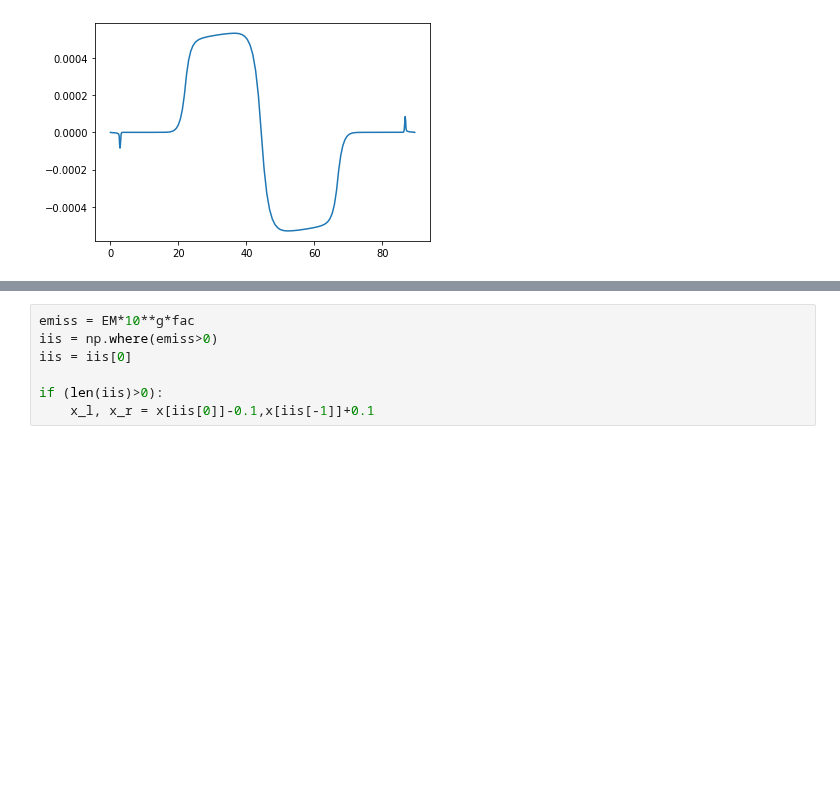
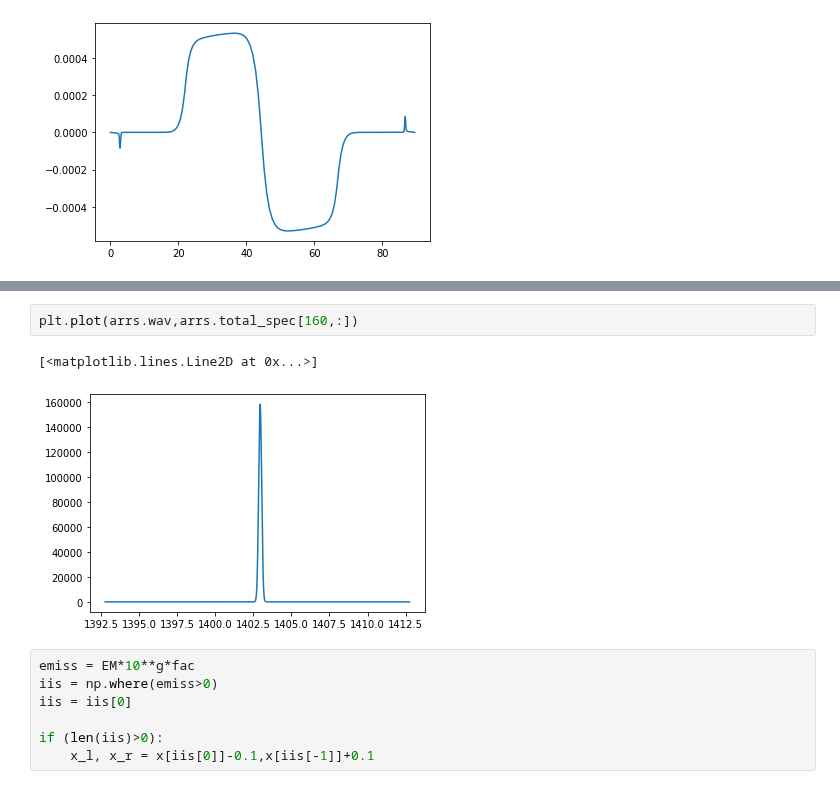
Before and after one commit to wilashfie/synth_spec, a Jupyter notebook: test_plot.ipynb, the cells around one changed output, grey strips where cells are left out. Saved outputs shown, nothing was run; the diff lists cells and outputs as text; blank space fills up the shorter version.

```diff
--- a/test_plot.ipynb
+++ b/test_plot.ipynb
@@ -33,3 +38,8 @@ plt.xlim(0,14)
+# %%
+plt.plot(arrs.wav,arrs.total_spec[160,:])
+# %% [output]
+[<matplotlib.lines.Line2D at 0x...>]
+[figure, added]
 # %%
 emiss = EM*10**g*fac
 iis = np.where(emiss>0)
```
Also changed, not shown: parts of 2 cells of this notebook, 1 other file.
